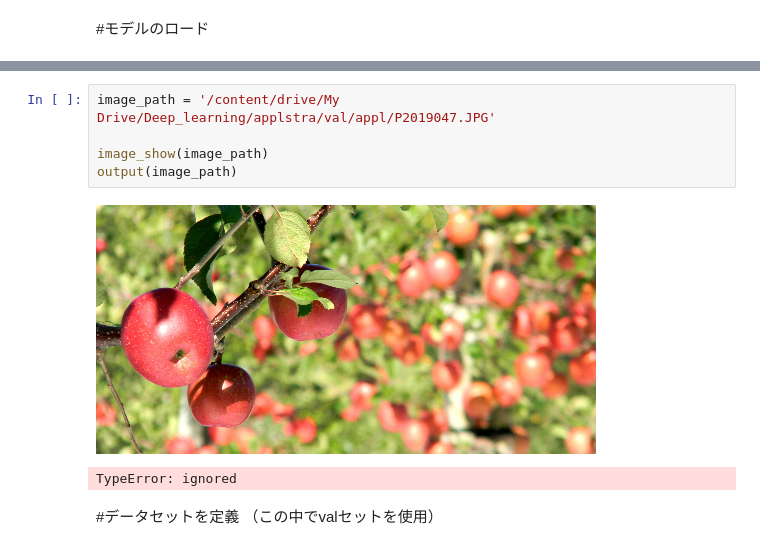
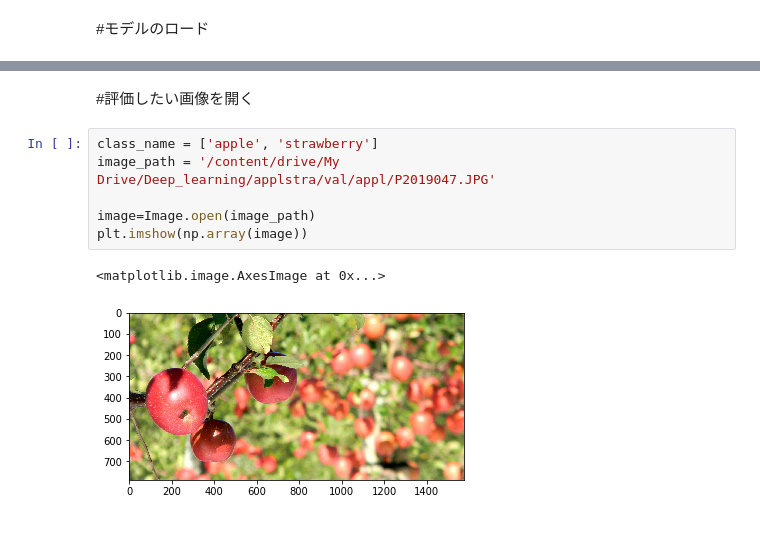
Before and after one commit to ykitaguchi77/AdvancedPytorch_Colab, a Jupyter notebook: Pytorch Applstra_予測結果を1つずつ表示.ipynb, the cells around one changed output, grey strips where cells are left out. Saved outputs shown, nothing was run; the diff lists cells and outputs as text.

```diff
--- a/Pytorch Applstra_予測結果を1つずつ表示.ipynb
+++ b/Pytorch Applstra_予測結果を1つずつ表示.ipynb
@@ -105,11 +63,11 @@ def output(image_path):
+# %% [markdown]
+#評価したい画像を開く
 # %%
+class_name = ['apple', 'strawberry']
 image_path = '/content/drive/My Drive/Deep_learning/applstra/val/appl/P2019047.JPG'
 
-image_show(image_path)
-output(image_path)
+image=Image.open(image_path)
+plt.imshow(np.array(image))
 # %% [output]
+<matplotlib.image.AxesImage at 0x...>
-[figure, old version]
+[figure, new version]
-TypeError: ignored
-# %% [markdown]
-#データセットを定義
-（この中でvalセットを使用）
```
Also changed, not shown: parts of 13 cells of this notebook.
